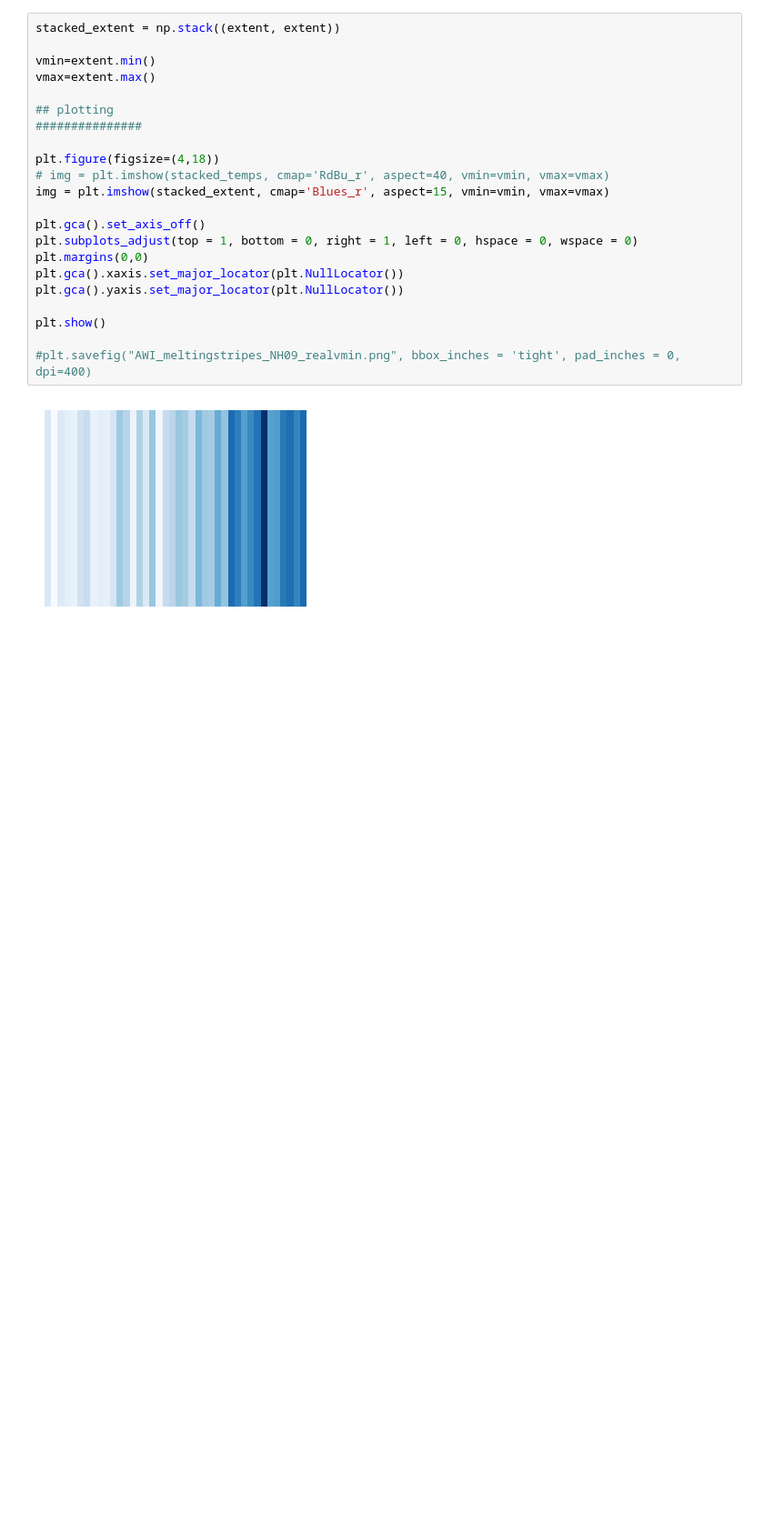
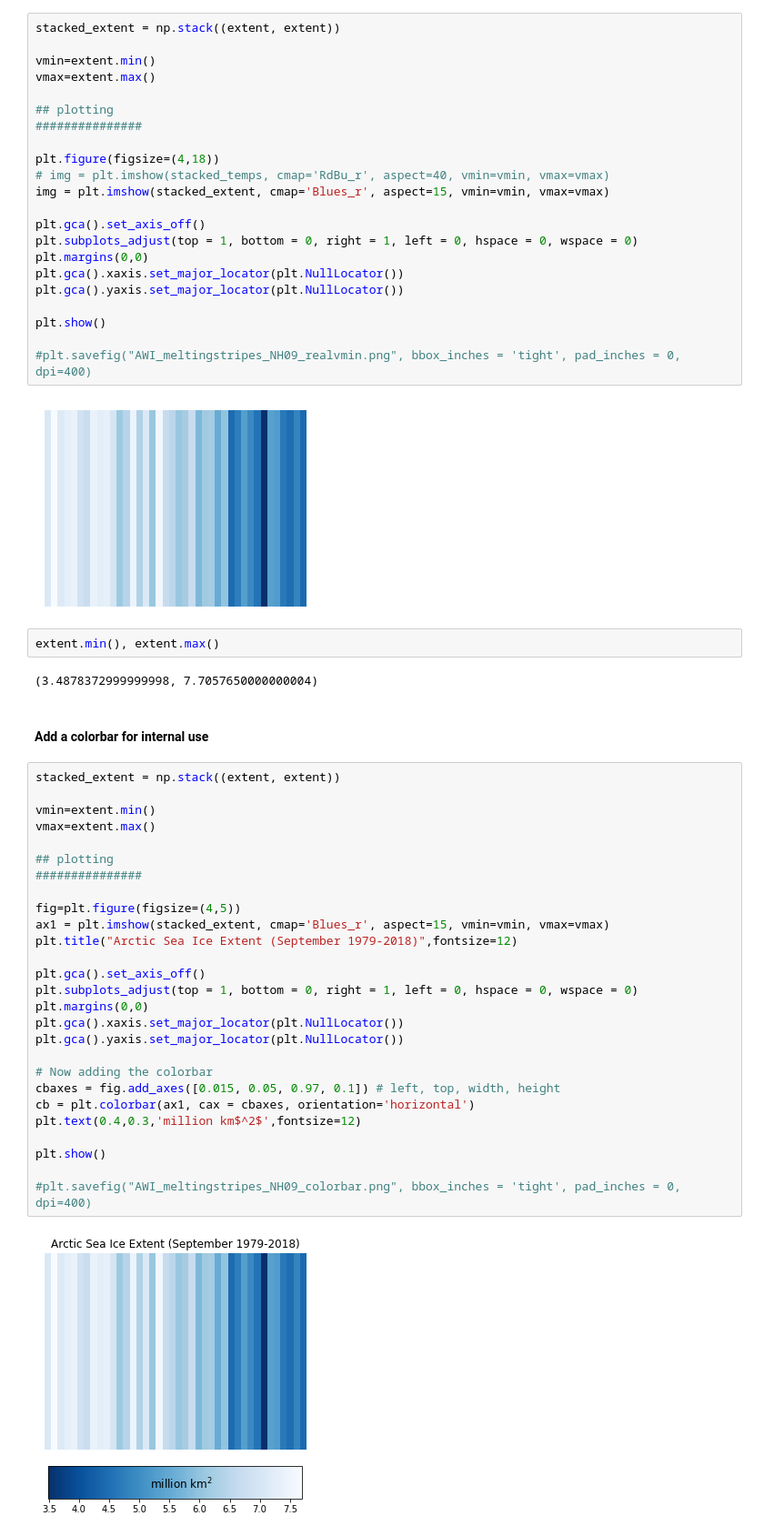
Before and after one commit to trackow/warmingstripes, a Jupyter notebook: MeltingStripes.ipynb, the cells around one changed output. Shown at 91% size. Saved outputs shown, nothing was run; the diff lists cells and outputs as text; blank space fills up the shorter version.

Commit message:
Added colorbar option and plot for Antarctica.

```diff
--- a/MeltingStripes.ipynb
+++ b/MeltingStripes.ipynb
@@ -307,3 +307,38 @@ plt.show()
 #plt.savefig("AWI_meltingstripes_NH09_realvmin.png", bbox_inches = 'tight', pad_inches = 0, dpi=400)
 # %% [output]
 [figure]
+# %%
+extent.min(), extent.max()
+# %% [output]
+(3.4878372999999998, 7.7057650000000004)
+# %% [markdown]
+#### Add a colorbar for internal use
+# %%
+stacked_extent = np.stack((extent, extent))
+
+vmin=extent.min()
+vmax=extent.max()
+
+## plotting
+###############
+
+fig=plt.figure(figsize=(4,5))
+ax1 = plt.imshow(stacked_extent, cmap='Blues_r', aspect=15, vmin=vmin, vmax=vmax)
+plt.title("Arctic Sea Ice Extent (September 1979-2018)",fontsize=12)
+
+plt.gca().set_axis_off()
+plt.subplots_adjust(top = 1, bottom = 0, right = 1, left = 0, hspace = 0, wspace = 0)
+plt.margins(0,0)
+plt.gca().xaxis.set_major_locator(plt.NullLocator())
+plt.gca().yaxis.set_major_locator(plt.NullLocator())
+
+# Now adding the colorbar
+cbaxes = fig.add_axes([0.015, 0.05, 0.97, 0.1]) # left, top, width, height
+cb = plt.colorbar(ax1, cax = cbaxes, orientation='horizontal')
+plt.text(0.4,0.3,'million km$^2$',fontsize=12)
+
+plt.show()
+
+#plt.savefig("AWI_meltingstripes_NH09_colorbar.png", bbox_inches = 'tight', pad_inches = 0, dpi=400)
+# %% [output]
+[figure, added]
```
Also changed, not shown: parts of 5 cells of this notebook.
